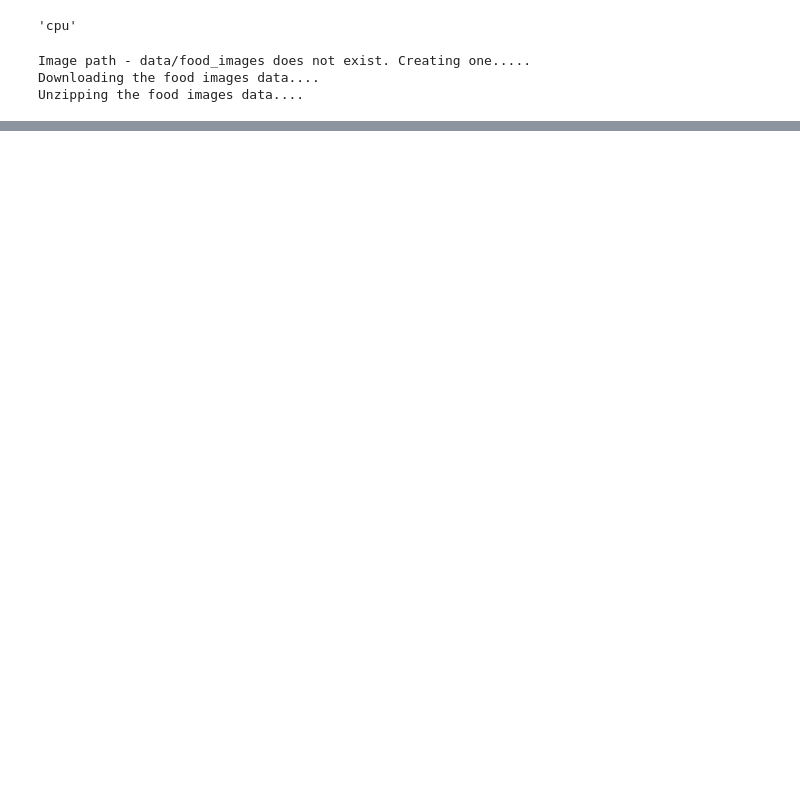
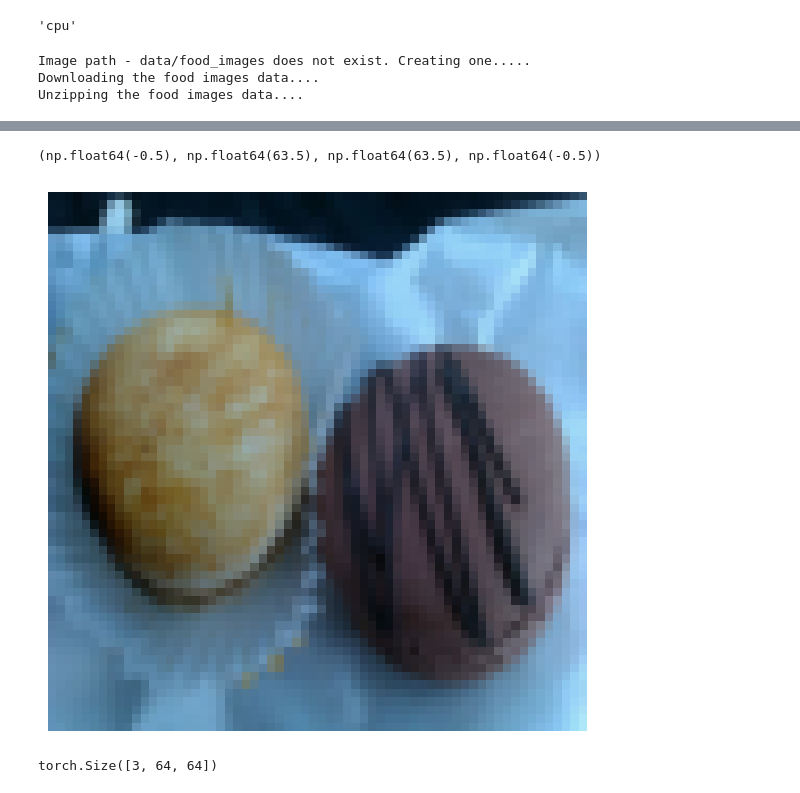
Before and after one commit to Alton01/VGG_Pytorch_Project_Food_Classification, a Jupyter notebook: VGG_Arch_food_project_pytorch.ipynb, the cells around one changed output, grey strips where cells are left out. Saved outputs shown, nothing was run; the diff lists cells and outputs as text; code cells hidden in the pictures; blank space fills up the shorter version.

```diff
--- a/VGG_Arch_food_project_pytorch.ipynb
+++ b/VGG_Arch_food_project_pytorch.ipynb
@@ -59,0 +167,19 @@ os.remove("/content/data/food_images.zip")
+# %%
+## Transforming Data With Torchvision.transforms
+
+data_transform = transforms.Compose([
+    transforms.Resize((64,64)),
+    transforms.RandomHorizontalFlip(p=0.5), # Flip images 50% of the time
+    transforms.ToTensor()
+])
+# %%
+plt.figure(figsize=(10,7))
+plt.imshow(data_transform(img).permute(1,2,0))
+plt.axis(False)
+# %% [output]
+(np.float64(-0.5), np.float64(63.5), np.float64(63.5), np.float64(-0.5))
+[figure, added]
+# %%
+data_transform(img).shape
+# %% [output]
+torch.Size([3, 64, 64])
```
Also changed, not shown: parts of 29 cells of this notebook.
